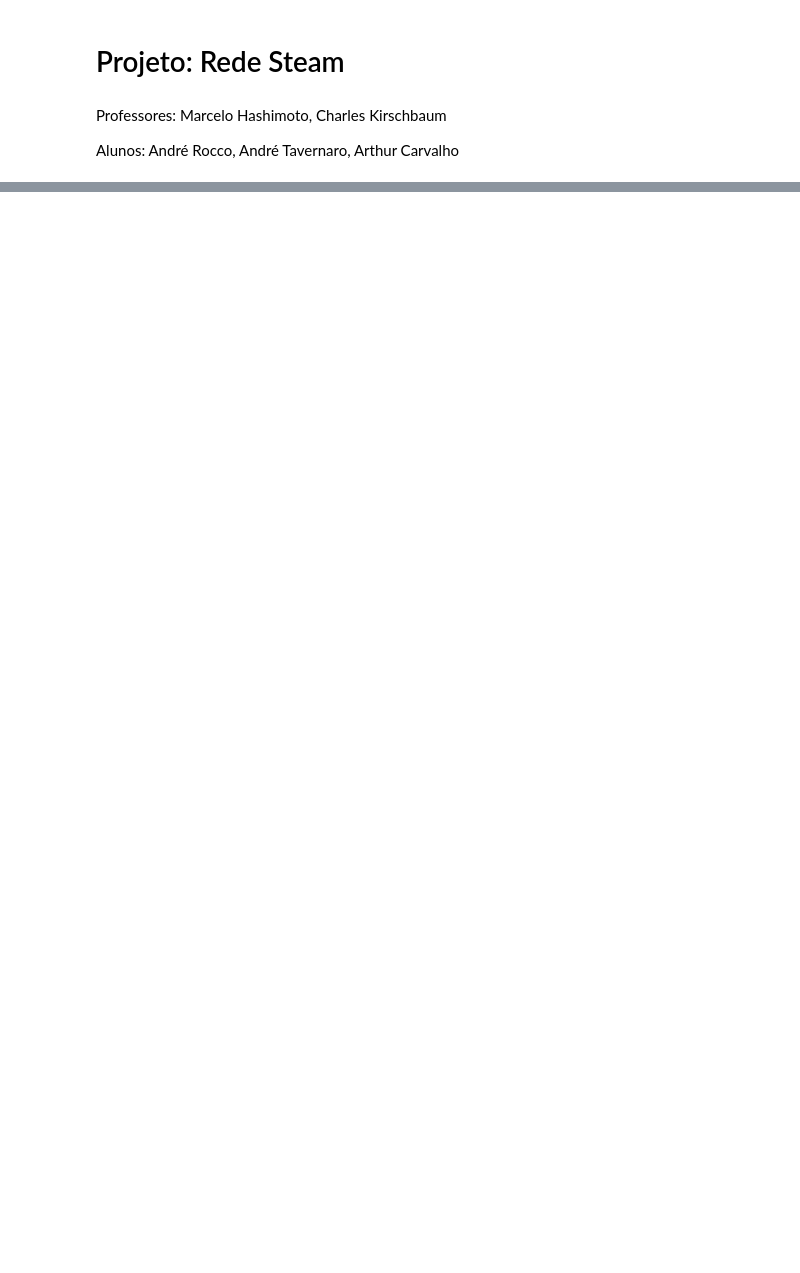
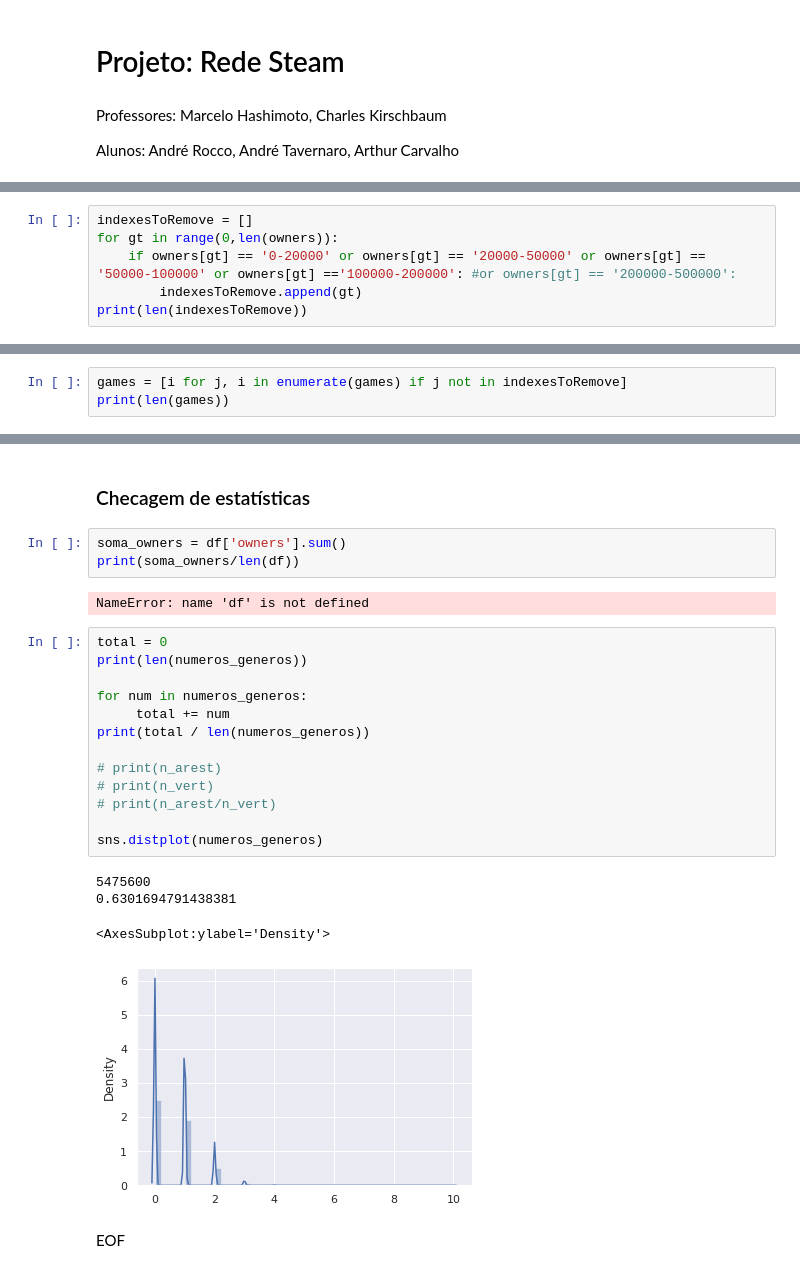
Before and after one commit to hashiprobr-classroom/parte-tecnica-do-projeto-andrer_andret_arthur, a Jupyter notebook: notebooks/Projeto_AAA.ipynb, the cells around one changed output, grey strips where cells are left out. Drawn from its saved outputs; the diff is of its cells as text; blank space fills up the shorter version.

```diff
--- a/notebooks/Projeto_AAA.ipynb
+++ b/notebooks/Projeto_AAA.ipynb
@@ -64,0 +120,6 @@ def EdgesMaker(games, A):
+# %%
+indexesToRemove = []
+for gt in range(0,len(owners)):
+    if owners[gt] == '0-20000' or owners[gt] == '20000-50000' or owners[gt] == '50000-100000' or owners[gt] =='100000-200000': #or owners[gt] == '200000-500000':
+        indexesToRemove.append(gt)
+print(len(indexesToRemove))
@@ -64,0 +128,3 @@ def EdgesMaker(games, A):
+# %%
+games = [i for j, i in enumerate(games) if j not in indexesToRemove]
+print(len(games))
@@ -221,0 +662,27 @@ render
+# %% [markdown]
+### Checagem de estatísticas
+# %%
+soma_owners = df['owners'].sum()
+print(soma_owners/len(df))
+# %% [output]
+NameError: name 'df' is not defined
+# %%
+total = 0
+print(len(numeros_generos))
+
+for num in numeros_generos:
+     total += num
+print(total / len(numeros_generos))
+
+# print(n_arest)
+# print(n_vert)
+# print(n_arest/n_vert)
+
+sns.distplot(numeros_generos)
+# %% [output]
+5475600
+0.6301694791438381
+<AxesSubplot:ylabel='Density'>
+[figure, added]
+# %% [markdown]
+EOF
```
Also changed, not shown: parts of 46 cells of this notebook, 1 other file.
